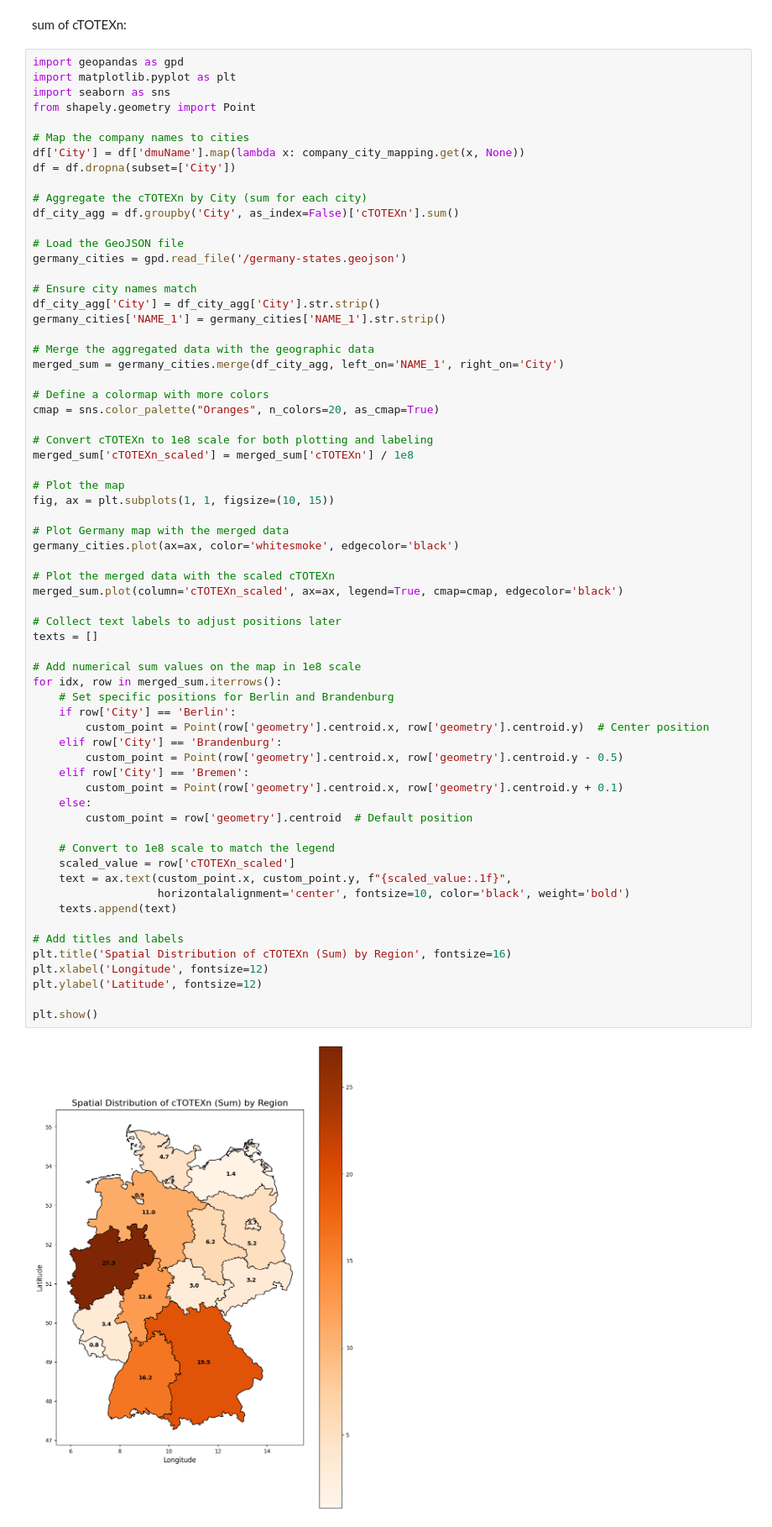
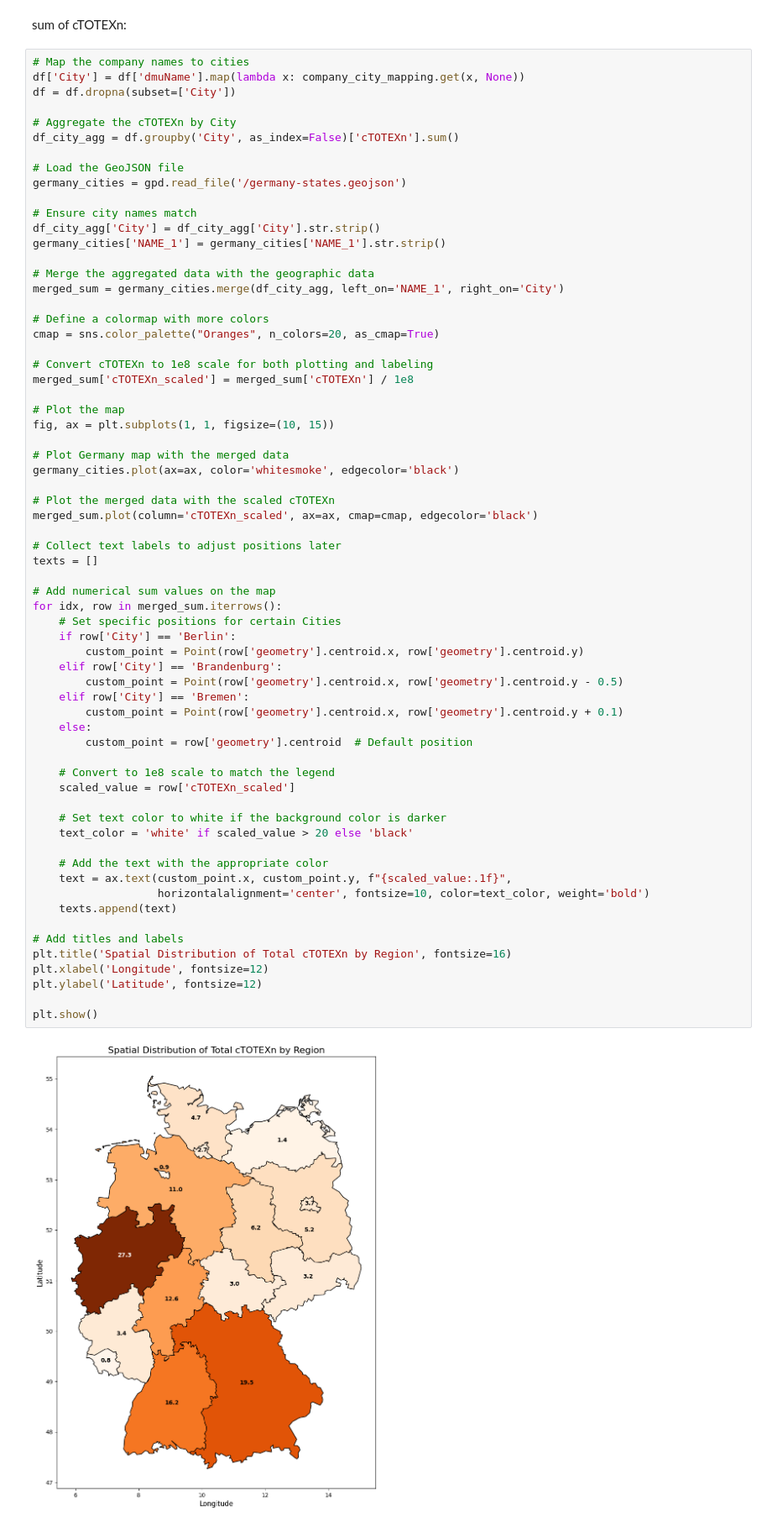
Before and after one commit to ducanhnguyen99/BNetzA, a Jupyter notebook: Chloe/map.ipynb, the cells around one changed output. Shown at 84% size. Saved outputs shown, nothing was run; the diff lists cells and outputs as text.

```diff
--- a/Chloe/map.ipynb
+++ b/Chloe/map.ipynb
@@ -525,16 +525,11 @@ Index(['ID_0', 'ISO', 'NAME_0', 'ID_1', 'NAME_1', 'NL_NAME_1', 'VARNAME_1',
 # %% [markdown]
 sum of cTOTEXn:
 # %%
-import geopandas as gpd
-import matplotlib.pyplot as plt
-import seaborn as sns
-from shapely.geometry import Point
-
 # Map the company names to cities
 df['City'] = df['dmuName'].map(lambda x: company_city_mapping.get(x, None))
 df = df.dropna(subset=['City'])
 
-# Aggregate the cTOTEXn by City (sum for each city)
+# Aggregate the cTOTEXn by City
 df_city_agg = df.groupby('City', as_index=False)['cTOTEXn'].sum()
 
 # Load the GeoJSON file
@@ -557,37 +552,42 @@ merged_sum['cTOTEXn_scaled'] = merged_sum['cTOTEXn'] / 1e8
 fig, ax = plt.subplots(1, 1, figsize=(10, 15))
 
 # Plot Germany map with the merged data
 germany_cities.plot(ax=ax, color='whitesmoke', edgecolor='black')
 
 # Plot the merged data with the scaled cTOTEXn
-merged_sum.plot(column='cTOTEXn_scaled', ax=ax, legend=True, cmap=cmap, edgecolor='black')
+merged_sum.plot(column='cTOTEXn_scaled', ax=ax, cmap=cmap, edgecolor='black')
 
 # Collect text labels to adjust positions later
 texts = []
 
-# Add numerical sum values on the map in 1e8 scale
+# Add numerical sum values on the map
 for idx, row in merged_sum.iterrows():
-    # Set specific positions for Berlin and Brandenburg
+    # Set specific positions for certain Cities
     if row['City'] == 'Berlin':
-        custom_point = Point(row['geometry'].centroid.x, row['geometry'].centroid.y)  # Center position
+        custom_point = Point(row['geometry'].centroid.x, row['geometry'].centroid.y)
     elif row['City'] == 'Brandenburg':
         custom_point = Point(row['geometry'].centroid.x, row['geometry'].centroid.y - 0.5)
     elif row['City'] == 'Bremen':
         custom_point = Point(row['geometry'].centroid.x, row['geometry'].centroid.y + 0.1)
     else:
         custom_point = row['geometry'].centroid  # Default position
 
     # Convert to 1e8 scale to match the legend
     scaled_value = row['cTOTEXn_scaled']
+
+    # Set text color to white if the background color is darker
+    text_color = 'white' if scaled_value > 20 else 'black'
+
+    # Add the text with the appropriate color
     text = ax.text(custom_point.x, custom_point.y, f"{scaled_value:.1f}",
-                   horizontalalignment='center', fontsize=10, color='black', weight='bold')
+                   horizontalalignment='center', fontsize=10, color=text_color, weight='bold')
     texts.append(text)
 
 # Add titles and labels
-plt.title('Spatial Distribution of cTOTEXn (Sum) by Region', fontsize=16)
+plt.title('Spatial Distribution of Total cTOTEXn by Region', fontsize=16)
 plt.xlabel('Longitude', fontsize=12)
 plt.ylabel('Latitude', fontsize=12)
 
 plt.show()
 # %% [output]
-[figure, old version]
+[figure, new version]
```
Also changed, not shown: parts of 2 cells of this notebook.
